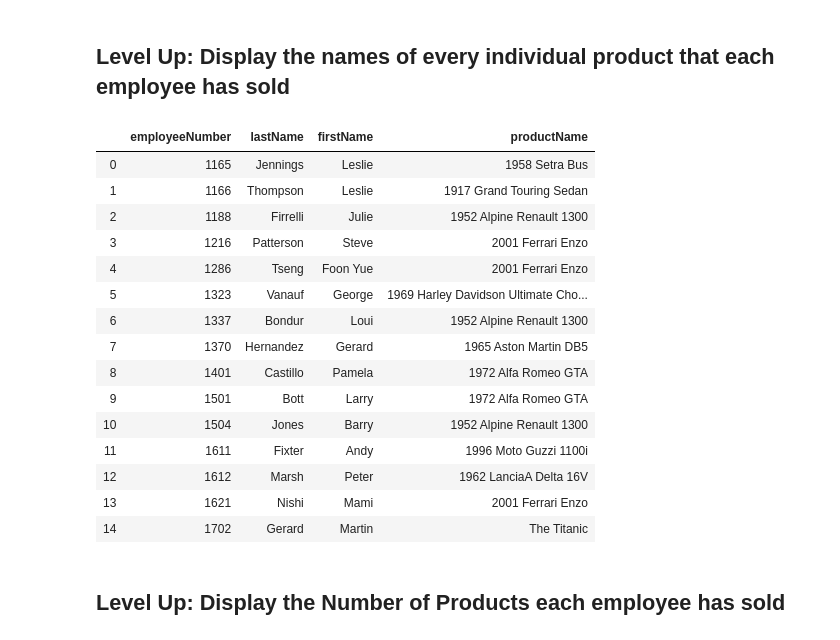
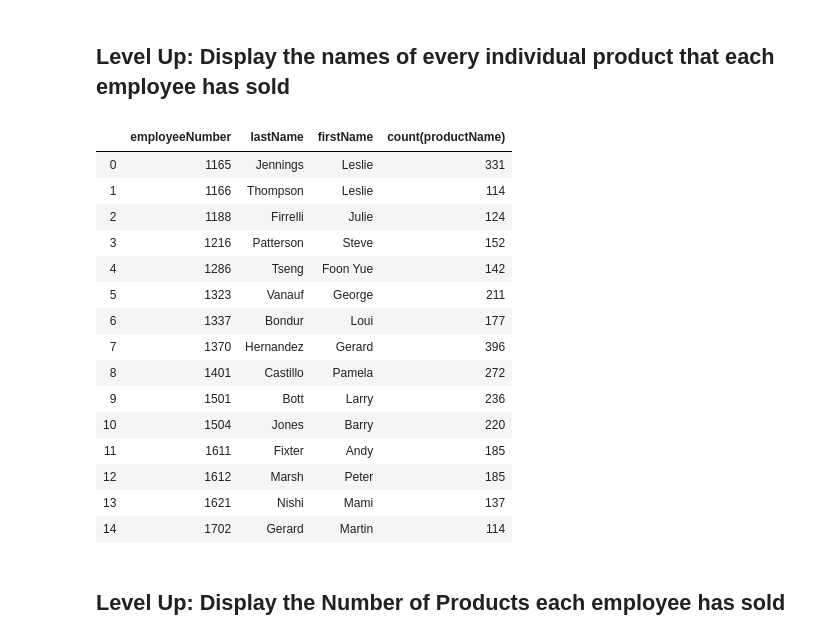
Before and after one commit to cmf-datasci/dsc-join-statements-lab-hbs-ds-060120, a Jupyter notebook: index.ipynb, the cells around one changed output. Cells and saved outputs as stored; diff of their text form; code cells hidden in the pictures.

```diff
--- a/index.ipynb
+++ b/index.ipynb
@@ -176,33 +176,33 @@ df
 ## Level Up: Display the names of every individual product that each employee has sold
 # %%
 df = pd.read_sql_query('''
-SELECT employeeNumber, lastName, firstName, productName
+SELECT employeeNumber, lastName, firstName, count(productName)
 FROM employees e
 JOIN customers c ON e.employeeNumber = c.salesRepEmployeeNumber
 JOIN orders o USING (customerNumber)
 JOIN orderdetails USING (orderNumber)
 JOIN products USING (productCode)
 GROUP BY employeeNumber;
 ''',con)
 
 df
 # %% [output]
-|  | employeeNumber | lastName | firstName | productName |
-| 0 | 1165 | Jennings | Leslie | 1958 Setra Bus |
-| 1 | 1166 | Thompson | Leslie | 1917 Grand Touring Sedan |
-| 2 | 1188 | Firrelli | Julie | 1952 Alpine Renault 1300 |
-| 3 | 1216 | Patterson | Steve | 2001 Ferrari Enzo |
-| 4 | 1286 | Tseng | Foon Yue | 2001 Ferrari Enzo |
-| 5 | 1323 | Vanauf | George | 1969 Harley Davidson Ultimate Cho... |
-| 6 | 1337 | Bondur | Loui | 1952 Alpine Renault 1300 |
-| 7 | 1370 | Hernandez | Gerard | 1965 Aston Martin DB5 |
-| 8 | 1401 | Castillo | Pamela | 1972 Alfa Romeo GTA |
-| 9 | 1501 | Bott | Larry | 1972 Alfa Romeo GTA |
-| 10 | 1504 | Jones | Barry | 1952 Alpine Renault 1300 |
-| 11 | 1611 | Fixter | Andy | 1996 Moto Guzzi 1100i |
-| 12 | 1612 | Marsh | Peter | 1962 LanciaA Delta 16V |
-| 13 | 1621 | Nishi | Mami | 2001 Ferrari Enzo |
-| 14 | 1702 | Gerard | Martin | The Titanic |
+|  | employeeNumber | lastName | firstName | count(productName) |
+| 0 | 1165 | Jennings | Leslie | 331 |
+| 1 | 1166 | Thompson | Leslie | 114 |
+| 2 | 1188 | Firrelli | Julie | 124 |
+| 3 | 1216 | Patterson | Steve | 152 |
+| 4 | 1286 | Tseng | Foon Yue | 142 |
+| 5 | 1323 | Vanauf | George | 211 |
+| 6 | 1337 | Bondur | Loui | 177 |
+| 7 | 1370 | Hernandez | Gerard | 396 |
+| 8 | 1401 | Castillo | Pamela | 272 |
+| 9 | 1501 | Bott | Larry | 236 |
+| 10 | 1504 | Jones | Barry | 220 |
+| 11 | 1611 | Fixter | Andy | 185 |
+| 12 | 1612 | Marsh | Peter | 185 |
+| 13 | 1621 | Nishi | Mami | 137 |
+| 14 | 1702 | Gerard | Martin | 114 |
 # %% [markdown]
 ## Level Up: Display the Number of Products each employee has sold
 # %%
```
